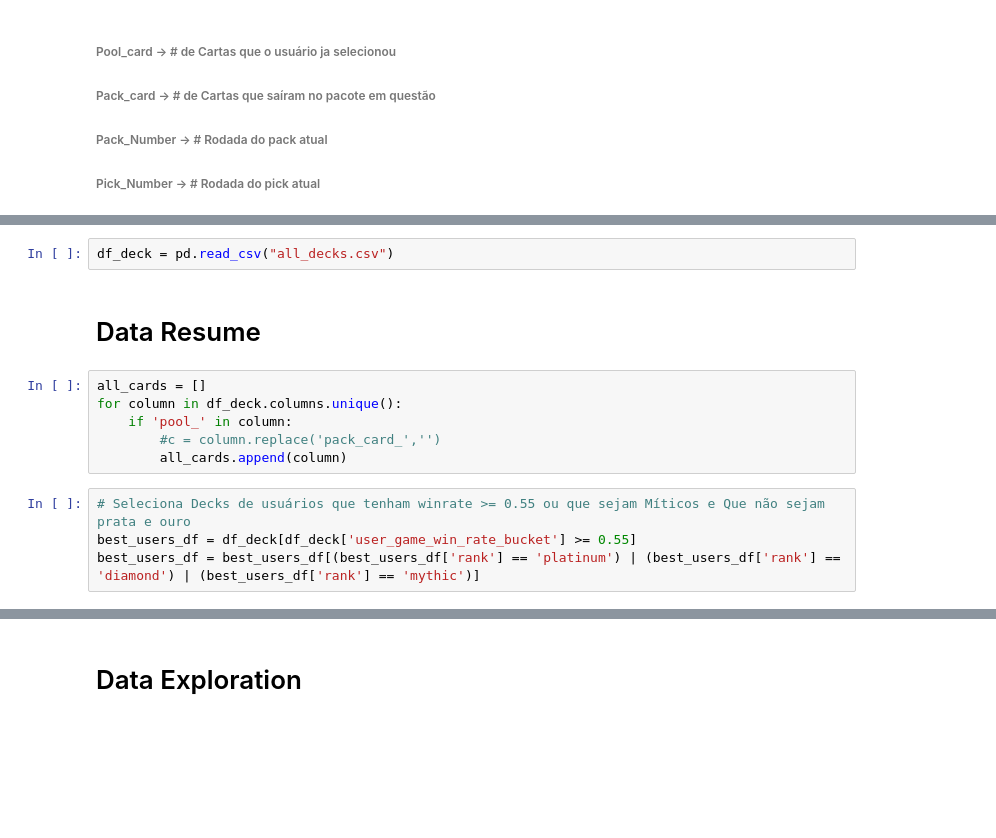
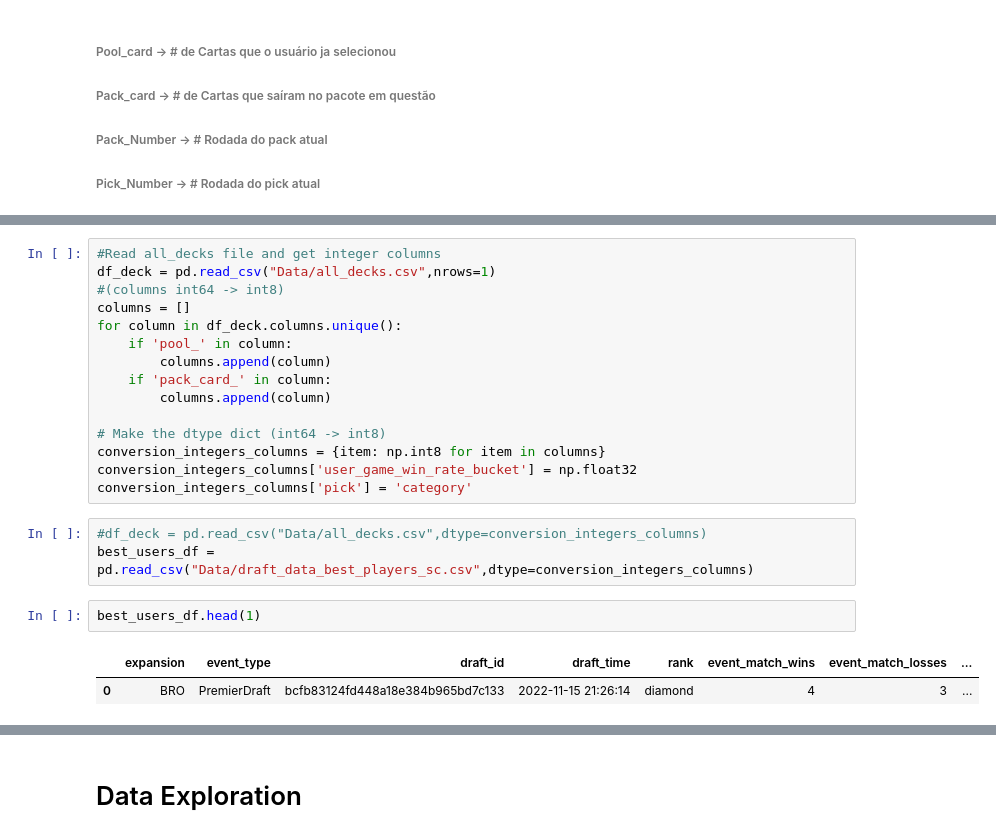
Before and after one commit to DiegoHMM/MTG_drafter, a Jupyter notebook: mtg_data_resume.ipynb, the cells around one changed output, grey strips where cells are left out. Drawn from its saved outputs; the diff is of its cells as text; blank space fills up the shorter version.

```diff
--- a/mtg_data_resume.ipynb
+++ b/mtg_data_resume.ipynb
@@ -9,16 +11,25 @@ import matplotlib.pyplot as plt
 pd.set_option('display.max_columns', None)
 pd.set_option('display.max_rows', None)
+# %%
+#Read all_decks file and get integer columns
+df_deck = pd.read_csv("Data/all_decks.csv",nrows=1)
+#(columns int64 -> int8)
+columns = []
+for column in df_deck.columns.unique():
+    if 'pool_' in column:
+        columns.append(column)
+    if 'pack_card_' in column:
+        columns.append(column)
+
+# Make the dtype dict (int64 -> int8)
+conversion_integers_columns = {item: np.int8 for item in columns}
+conversion_integers_columns['user_game_win_rate_bucket'] = np.float32
+conversion_integers_columns['pick'] = 'category'
 # %%
-df_deck = pd.read_csv("all_decks.csv")
+#df_deck = pd.read_csv("Data/all_decks.csv",dtype=conversion_integers_columns)
+best_users_df = pd.read_csv("Data/draft_data_best_players_sc.csv",dtype=conversion_integers_columns)
-# %% [markdown]
-# Data Resume
-# %%
-all_cards = []
-for column in df_deck.columns.unique():
-    if 'pool_' in column:
-        #c = column.replace('pack_card_','')
-        all_cards.append(column)
-# %%
-# Seleciona Decks de usuários que tenham winrate >= 0.55 ou que sejam Míticos e Que não sejam prata e ouro
-best_users_df = df_deck[df_deck['user_game_win_rate_bucket'] >= 0.55]
-best_users_df = best_users_df[(best_users_df['rank'] == 'platinum') | (best_users_df['rank'] == 'diamond') | (best_users_df['rank'] == 'mythic')]
+# %%
+best_users_df.head(1)
+# %% [output]
+|  | expansion | event_type | draft_id | draft_time | rank | event_match_wins | event_match_losses | ... |
+| 0 | BRO | PremierDraft | bcfb83124fd448a18e384b965bd7c133 | 2022-11-15 21:26:14 | diamond | 4 | 3 | ... |
```
Also changed, not shown: parts of 10 cells of this notebook, 2 other files.
